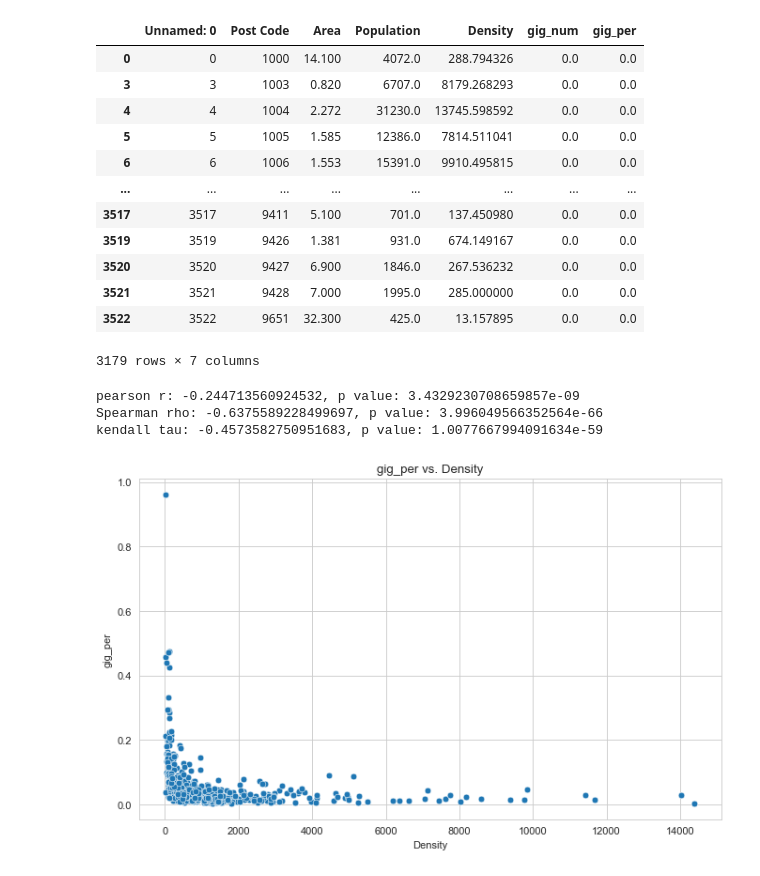
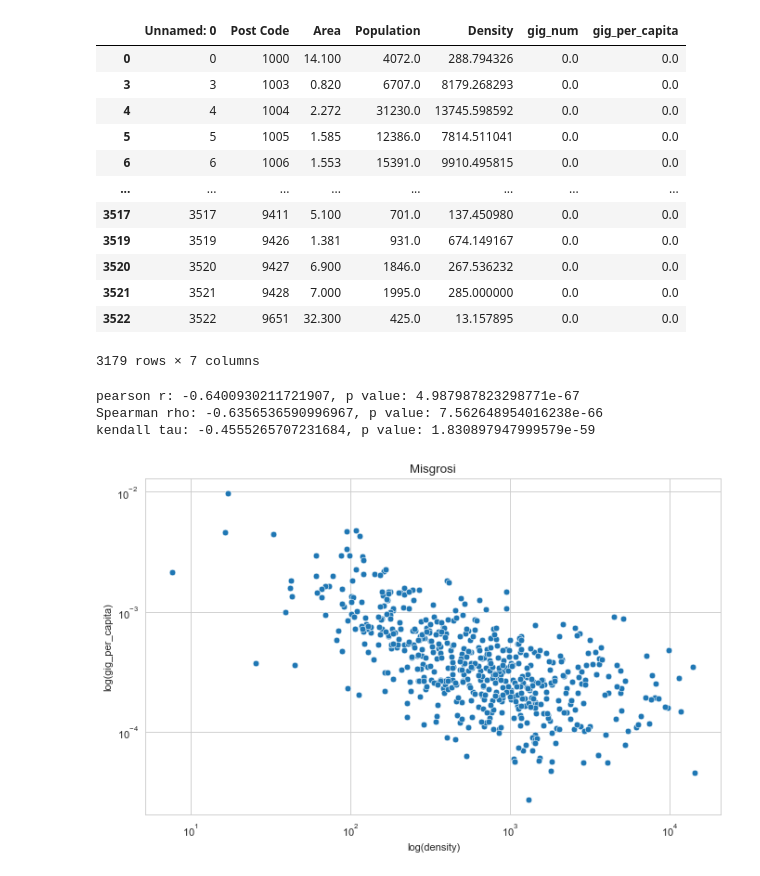
Before and after one commit to sy-guan/master-project-online-staffing, a Jupyter notebook: misgrosi/analysis/misgrosi_job_analysis.ipynb, the cells around one changed output. Cells and saved outputs as stored; diff of their text form; code cells hidden in the pictures.

```diff
--- a/misgrosi/analysis/misgrosi_job_analysis.ipynb
+++ b/misgrosi/analysis/misgrosi_job_analysis.ipynb
@@ -66,12 +66,12 @@ df_count
 # Merge grouped by data with density.csv
 df = df_count.merge(df_density,on = 'Post Code',how = 'left')
 df = df.dropna(subset = ['Density'])
-df['gig_per'] = 100*df['Counts']/df['Population']
+df['gig_per_capita'] = df['Counts']/df['Population']
 # Define urban column
-df['urban'] = 'unknown'
-df.loc[df['Density']<400, 'urban'] = 'rural'
-df.loc[(df['Density']>=400) & (df['Density']<1500), 'urban'] = 'urban'
-df.loc[df['Density']>1500, 'urban'] = 'urban center'
+df['region'] = 'unknown'
+df.loc[df['Density']<400, 'region'] = 'rural'
+df.loc[(df['Density']>=400) & (df['Density']<1500), 'region'] = 'suburb'
+df.loc[df['Density']>1500, 'region'] = 'urban'
 df = df.rename(columns={'Counts': 'gig_num'})
 
 df.head()
@@ -96,6 +96,6 @@ Name: urban, dtype: int64
 import seaborn as sns
 sns.set_style("whitegrid")
 plt.figure(figsize=(15,8))
-ax = sns.boxplot(x="urban", y="gig_per",
-data=df, palette="Set3")
+ax = sns.boxplot(x="region", y="gig_per_capita",
+data=df, palette="Set3",showfliers = False,order = ['urban','suburb','rural'])
 # %% [output]
@@ -143,11 +159,11 @@ df_count = df_density.merge(df_count,on = 'Post Code', how = 'left')
 df_count['Counts'] = df_count['Counts'].fillna(0)
 df_count = df_count.drop(['City','Region'],axis=1)
 df_count = df_count.dropna(subset = ['Density','Population'])
-df_count['gig_per'] = 100*df_count['Counts']/df_count['Population']
+df_count['gig_per_capita'] = 100*df_count['Counts']/df_count['Population']
 df_count = df_count.rename(columns={'Counts': 'gig_num'})
 df_count
 # %% [output]
-|  | Unnamed: 0 | Post Code | Area | Population | Density | gig_num | gig_per |
+|  | Unnamed: 0 | Post Code | Area | Population | Density | gig_num | gig_per_capita |
 | 0 | 0 | 1000 | 14.100 | 4072.0 | 288.794326 | 0.0 | 0.0 |
 | 3 | 3 | 1003 | 0.820 | 6707.0 | 8179.268293 | 0.0 | 0.0 |
 | 4 | 4 | 1004 | 2.272 | 31230.0 | 13745.598592 | 0.0 | 0.0 |
@@ -164,23 +180,26 @@ df_count
 def draw_worker_density(xv,yv,df):
     plt.figure(figsize=(10, 6), dpi=80)
     ax = sns.scatterplot(x=xv, y=yv, data=df)
-    ax.set_title(yv+" vs. "+xv)
-    ax.set_xlabel(xv)
+    ax.set_title('Misgrosi')
+    ax.set_yscale('log')
+    ax.set_xscale('log')
+    ax.set_xlabel('log(density)')
+    ax.set_ylabel('log(gig_per_capita)')
 # %%
 from scipy import stats
 def draw_corr(df,col1, col2):
     draw_worker_density(col1,col2,df)
-    p = stats.pearsonr(df[col1], df[col2])
+    p = stats.pearsonr(np.log(df[col1].astype('float')), np.log(df[col2].astype('float')))
     s = stats.spearmanr(df[col1], df[col2])
     k = stats.kendalltau(df[col1], df[col2])
     print(f'pearson r: {p[0]}, p value: {p[1]}')
     print(f'Spearman rho: {s[0]}, p value: {s[1]}')
     print(f'kendall tau: {k[0]}, p value: {k[1]}')
 # %%
-draw_corr(df,'Density','gig_per')
+draw_corr(df,'Density','gig_per_capita')
 # %% [output]
-pearson r: -0.244713560924532, p value: 3.4329230708659857e-09
-Spearman rho: -0.6375589228499697, p value: 3.996049566352564e-66
-kendall tau: -0.4573582750951683, p value: 1.0077667994091634e-59
+pearson r: -0.6400930211721907, p value: 4.987987823298771e-67
+Spearman rho: -0.6356536590996967, p value: 7.562648954016238e-66
+kendall tau: -0.4555265707231684, p value: 1.830897947999579e-59
-[figure, old version]
+[figure, new version]
 # %%
```
Also changed, not shown: parts of 15 cells of this notebook, 3 other files.
